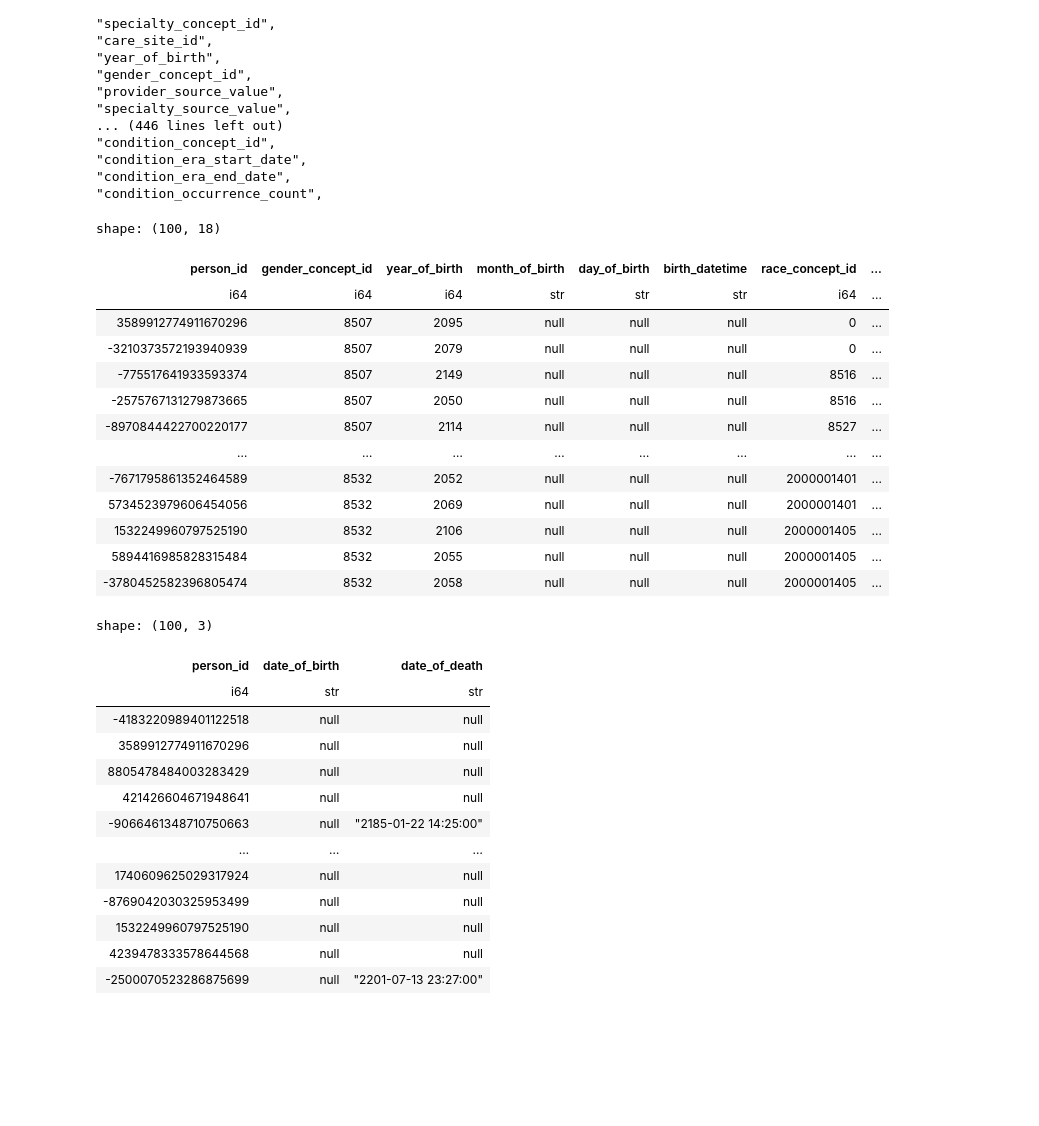
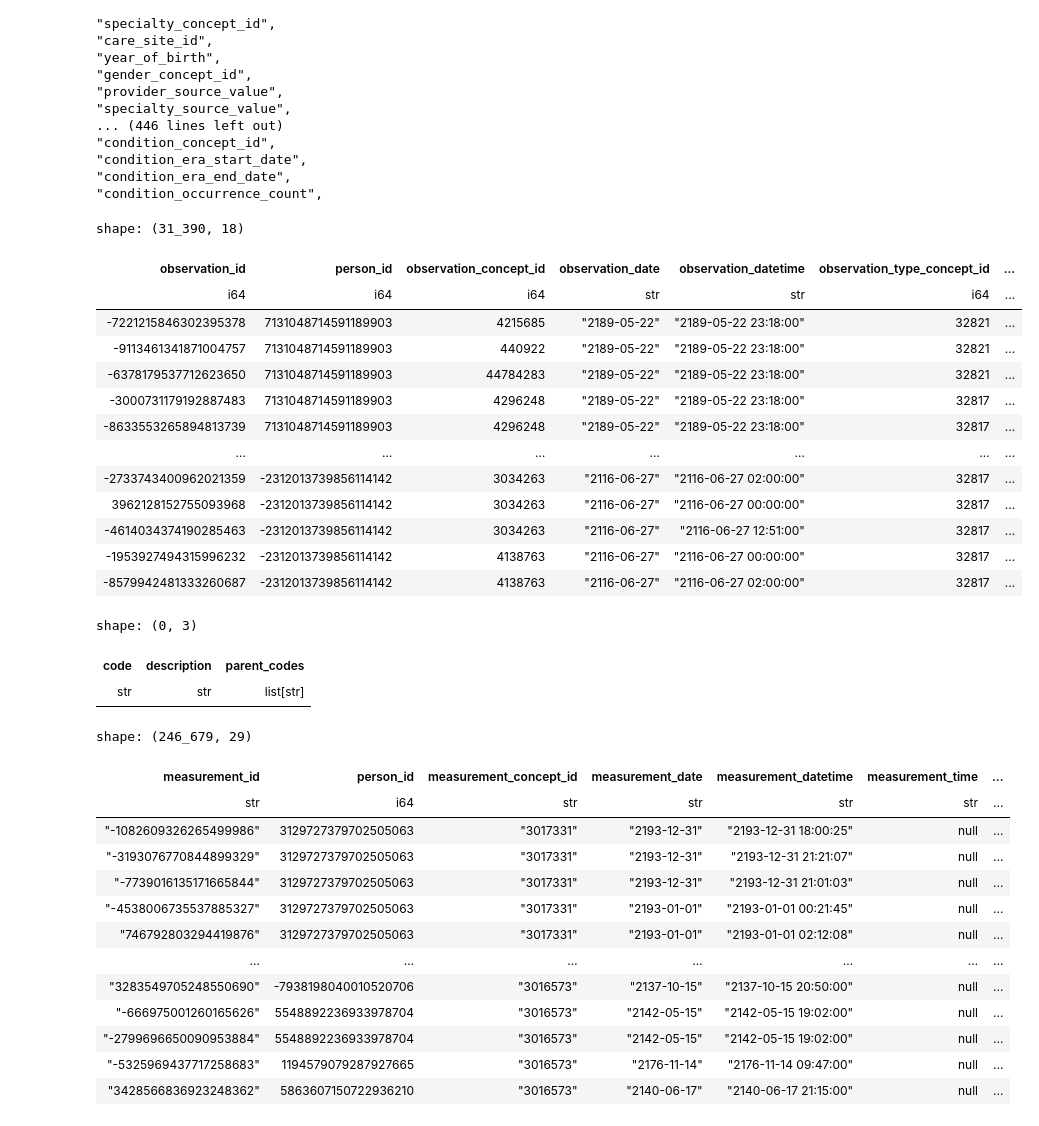
Before and after one commit to rvandewater/OMOP_MEDS, a Jupyter notebook: data_exploration.ipynb, the cells around one changed output. Drawn from its saved outputs; the diff is of its cells as text; code cells hidden in the pictures; blank space fills up the shorter version.

```diff
--- a/data_exploration.ipynb
+++ b/data_exploration.ipynb
@@ -64,36 +136,42 @@ Columns:
 "condition_era_end_date",
 "condition_occurrence_count",
 # %%
-pl.read_csv(root+ "/person.csv")
+pl.read_csv(root+ "/observation.csv")
 # %% [output]
-shape: (100, 18)
+shape: (31_390, 18)
-| person_id | gender_concept_id | year_of_birth | month_of_birth | day_of_birth | birth_datetime | race_concept_id | ... |
-| i64 | i64 | i64 | str | str | str | i64 | ... |
-| 3589912774911670296 | 8507 | 2095 | null | null | null | 0 | ... |
-| -3210373572193940939 | 8507 | 2079 | null | null | null | 0 | ... |
-| -775517641933593374 | 8507 | 2149 | null | null | null | 8516 | ... |
-| -2575767131279873665 | 8507 | 2050 | null | null | null | 8516 | ... |
-| -8970844422700220177 | 8507 | 2114 | null | null | null | 8527 | ... |
-| … | … | … | … | … | … | … | ... |
-| -7671795861352464589 | 8532 | 2052 | null | null | null | 2000001401 | ... |
-| 5734523979606454056 | 8532 | 2069 | null | null | null | 2000001401 | ... |
-| 1532249960797525190 | 8532 | 2106 | null | null | null | 2000001405 | ... |
-| 5894416985828315484 | 8532 | 2055 | null | null | null | 2000001405 | ... |
-| -3780452582396805474 | 8532 | 2058 | null | null | null | 2000001405 | ... |
+| observation_id | person_id | observation_concept_id | observation_date | observation_datetime | observation_type_concept_id | ... |
+| i64 | i64 | i64 | str | str | i64 | ... |
+| -7221215846302395378 | 7131048714591189903 | 4215685 | "2189-05-22" | "2189-05-22 23:18:00" | 32821 | ... |
+| -9113461341871004757 | 7131048714591189903 | 440922 | "2189-05-22" | "2189-05-22 23:18:00" | 32821 | ... |
+| -6378179537712623650 | 7131048714591189903 | 44784283 | "2189-05-22" | "2189-05-22 23:18:00" | 32821 | ... |
+| -3000731179192887483 | 7131048714591189903 | 4296248 | "2189-05-22" | "2189-05-22 23:18:00" | 32817 | ... |
+| -8633553265894813739 | 7131048714591189903 | 4296248 | "2189-05-22" | "2189-05-22 23:18:00" | 32817 | ... |
+| … | … | … | … | … | … | ... |
+| -2733743400962021359 | -2312013739856114142 | 3034263 | "2116-06-27" | "2116-06-27 02:00:00" | 32817 | ... |
+| 3962128152755093968 | -2312013739856114142 | 3034263 | "2116-06-27" | "2116-06-27 00:00:00" | 32817 | ... |
+| -4614034374190285463 | -2312013739856114142 | 3034263 | "2116-06-27" | "2116-06-27 12:51:00" | 32817 | ... |
+| -1953927494315996232 | -2312013739856114142 | 4138763 | "2116-06-27" | "2116-06-27 00:00:00" | 32817 | ... |
+| -8579942481333260687 | -2312013739856114142 | 4138763 | "2116-06-27" | "2116-06-27 02:00:00" | 32817 | ... |
+# %%
+pl.read_parquet("/Users/robin/Documents/datasets/meds/miiv_demo_omop/MEDS_cohort/metadata/codes.parquet")
+# %% [output]
+shape: (0, 3)
+| code | description | parent_codes |
+| str | str | list[str] |
 # %%
-pl.read_parquet("/Users/robin/Documents/datasets/meds/miiv_demo_omop/pre_MEDS/person.parquet")
+pl.read_parquet("/Users/robin/Documents/datasets/meds/miiv_demo_omop/pre_MEDS/measurement.parquet")
 # %% [output]
-shape: (100, 3)
+shape: (246_679, 29)
-| person_id | date_of_birth | date_of_death |
-| i64 | str | str |
-| -4183220989401122518 | null | null |
-| 3589912774911670296 | null | null |
-| 8805478484003283429 | null | null |
-| 421426604671948641 | null | null |
-| -9066461348710750663 | null | "2185-01-22 14:25:00" |
-| … | … | … |
-| 1740609625029317924 | null | null |
-| -8769042030325953499 | null | null |
-| 1532249960797525190 | null | null |
-| 4239478333578644568 | null | null |
-| -2500070523286875699 | null | "2201-07-13 23:27:00" |
+| measurement_id | person_id | measurement_concept_id | measurement_date | measurement_datetime | measurement_time | ... |
+| str | i64 | str | str | str | str | ... |
+| "-1082609326265499986" | 3129727379702505063 | "3017331" | "2193-12-31" | "2193-12-31 18:00:25" | null | ... |
+| "-3193076770844899329" | 3129727379702505063 | "3017331" | "2193-12-31" | "2193-12-31 21:21:07" | null | ... |
+| "-7739016135171665844" | 3129727379702505063 | "3017331" | "2193-12-31" | "2193-12-31 21:01:03" | null | ... |
+| "-4538006735537885327" | 3129727379702505063 | "3017331" | "2193-01-01" | "2193-01-01 00:21:45" | null | ... |
+| "746792803294419876" | 3129727379702505063 | "3017331" | "2193-01-01" | "2193-01-01 02:12:08" | null | ... |
+| … | … | … | … | … | … | ... |
+| "3283549705248550690" | -7938198040010520706 | "3016573" | "2137-10-15" | "2137-10-15 20:50:00" | null | ... |
+| "-666975001260165626" | 5548892236933978704 | "3016573" | "2142-05-15" | "2142-05-15 19:02:00" | null | ... |
+| "-2799696650090953884" | 5548892236933978704 | "3016573" | "2142-05-15" | "2142-05-15 19:02:00" | null | ... |
+| "-5325969437717258683" | 1194579079287927665 | "3016573" | "2176-11-14" | "2176-11-14 09:47:00" | null | ... |
+| "3428566836923248362" | 5863607150722936210 | "3016573" | "2140-06-17" | "2140-06-17 21:15:00" | null | ... |
```
Also changed, not shown: parts of 5 cells of this notebook, 4 other files.
